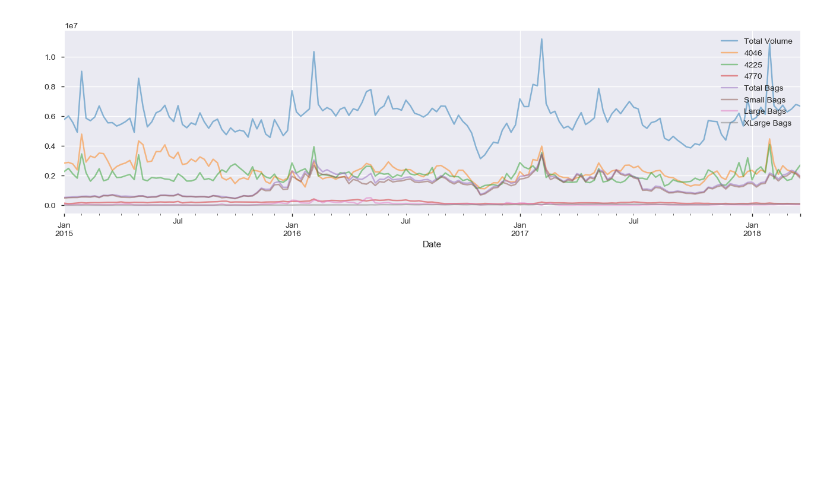
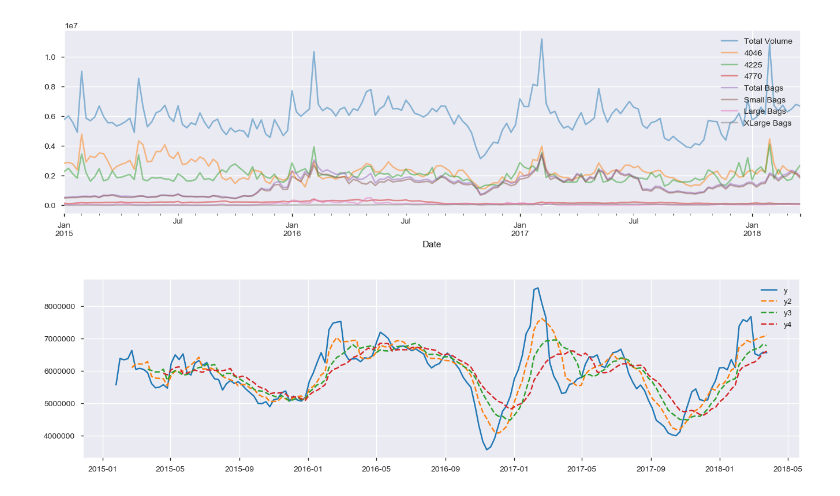
Before and after one commit to tsato-code/DataAnalysisProjects, a Jupyter notebook: notebook/Template_avocado.ipynb, the cells around one changed output. Cells and saved outputs as stored; diff of their text form; code cells hidden in the pictures; blank space fills up the shorter version.

```diff
--- a/notebook/Template_avocado.ipynb
+++ b/notebook/Template_avocado.ipynb
@@ -113,3 +113,18 @@ df_cal_conv.plot(x="Date", y=["Total Volume","4046","4225","4770","Total Bags","
 plt.show()
 # %% [output]
 [figure]
+# %%
+plt.figure(figsize=(16,4))
+x = df_cal_conv["Date"]
+y  = df_cal_conv["Total Volume"].rolling(4).mean()
+y2 = df_cal_conv["Total Volume"].rolling(8).mean()
+y3 = df_cal_conv["Total Volume"].rolling(12).mean()
+y4 = df_cal_conv["Total Volume"].rolling(16).mean()
+plt.plot(x, y, ls="-", label="y")
+plt.plot(x, y2, ls="--", label="y2")
+plt.plot(x, y3, ls="--", label="y3")
+plt.plot(x, y4, ls="--", label="y4")
+plt.legend()
+plt.show()
+# %% [output]
+[figure, added]
```
Also changed, not shown: parts of 1 cell of this notebook.
